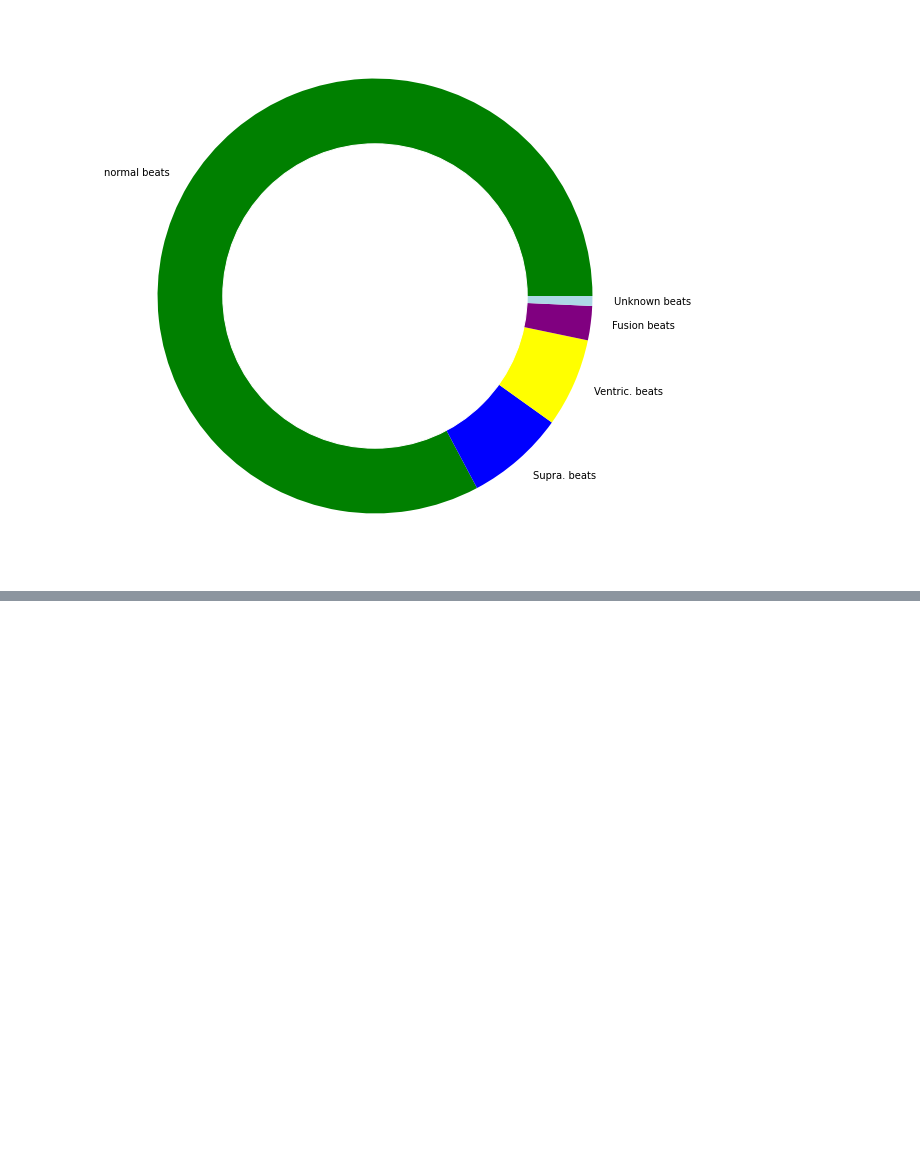
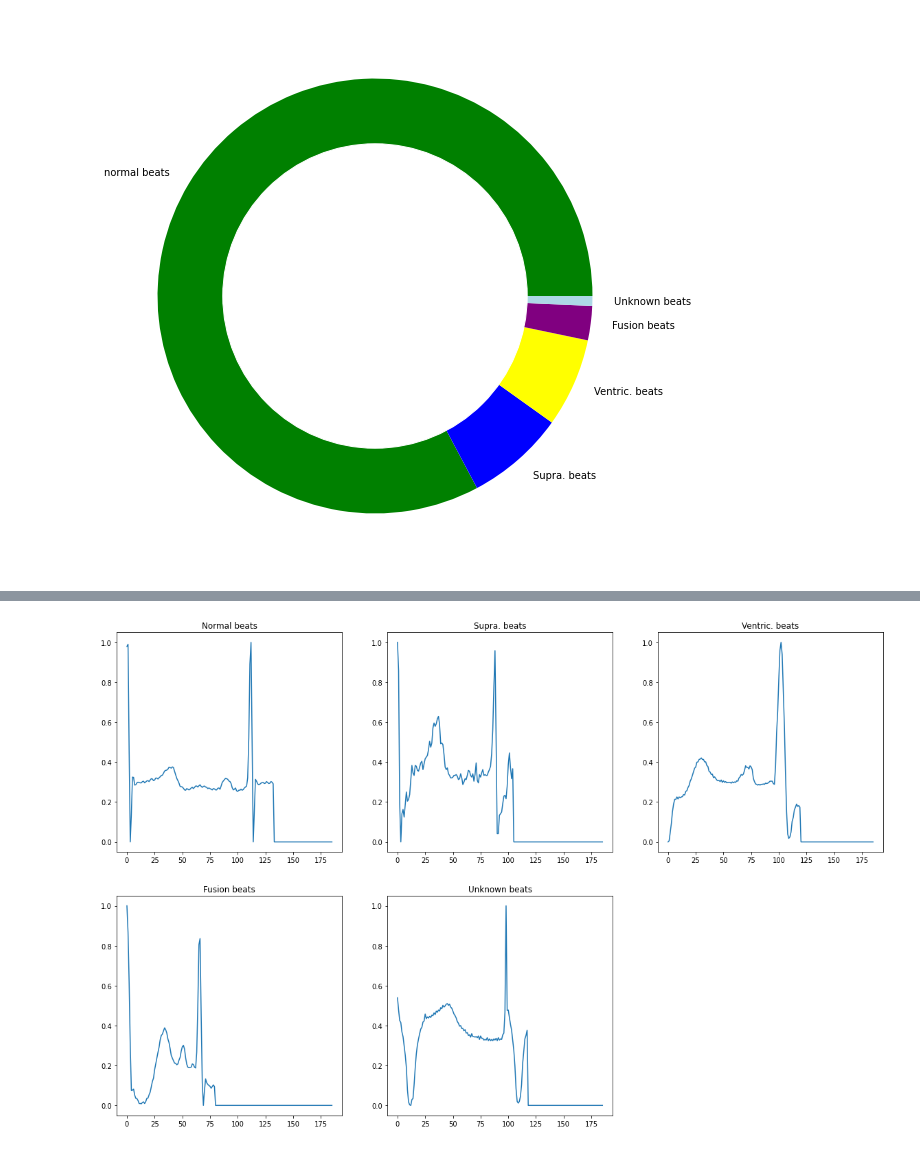
Before and after one commit to dilawarm/federated, a Jupyter notebook: notebooks/DataAnalysis.ipynb, the cells around one changed output, grey strips where cells are left out. Drawn from its saved outputs; the diff is of its cells as text; code cells hidden in the pictures; blank space fills up the shorter version.

```diff
--- a/notebooks/DataAnalysis.ipynb
+++ b/notebooks/DataAnalysis.ipynb
@@ -50,0 +47,3 @@ hello
+# %%
+samples = mitbih_train_df.groupby(187, group_keys=False).apply(lambda mitbih_train_df: mitbih_train_df.sample(1))
+samples
@@ -50,0 +58,8 @@ hello
+# %%
+plt.figure(figsize=(20, 20))
+for i, name in enumerate(["Normal beats", "Supra. beats", "Ventric. beats", "Fusion beats", "Unknown beats"]):
+    plt.subplot(3,3,i+1)
+    plt.plot(samples.iloc[i,:186])
+    plt.title(name)
+# %% [output]
+[figure, added]
```
Also changed, not shown: parts of 4 cells of this notebook, 8 other files.
